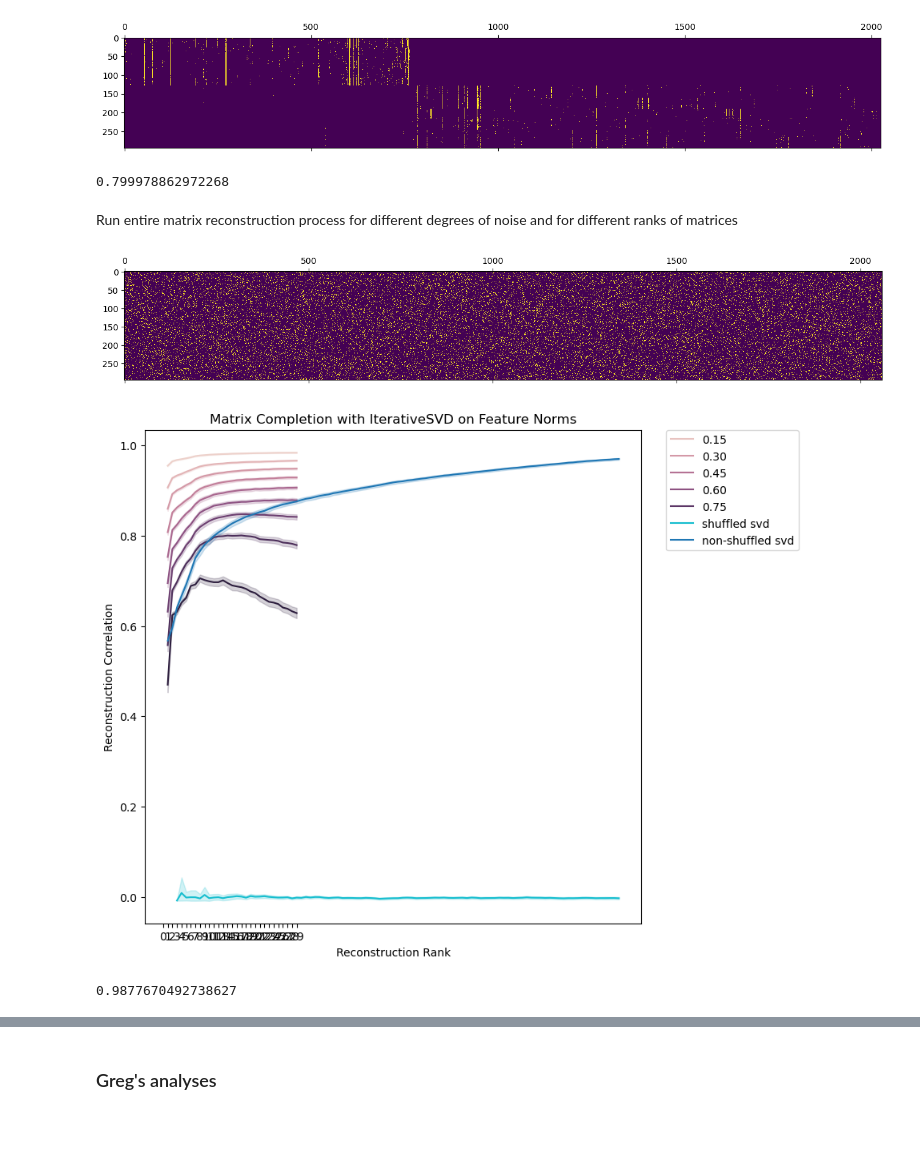
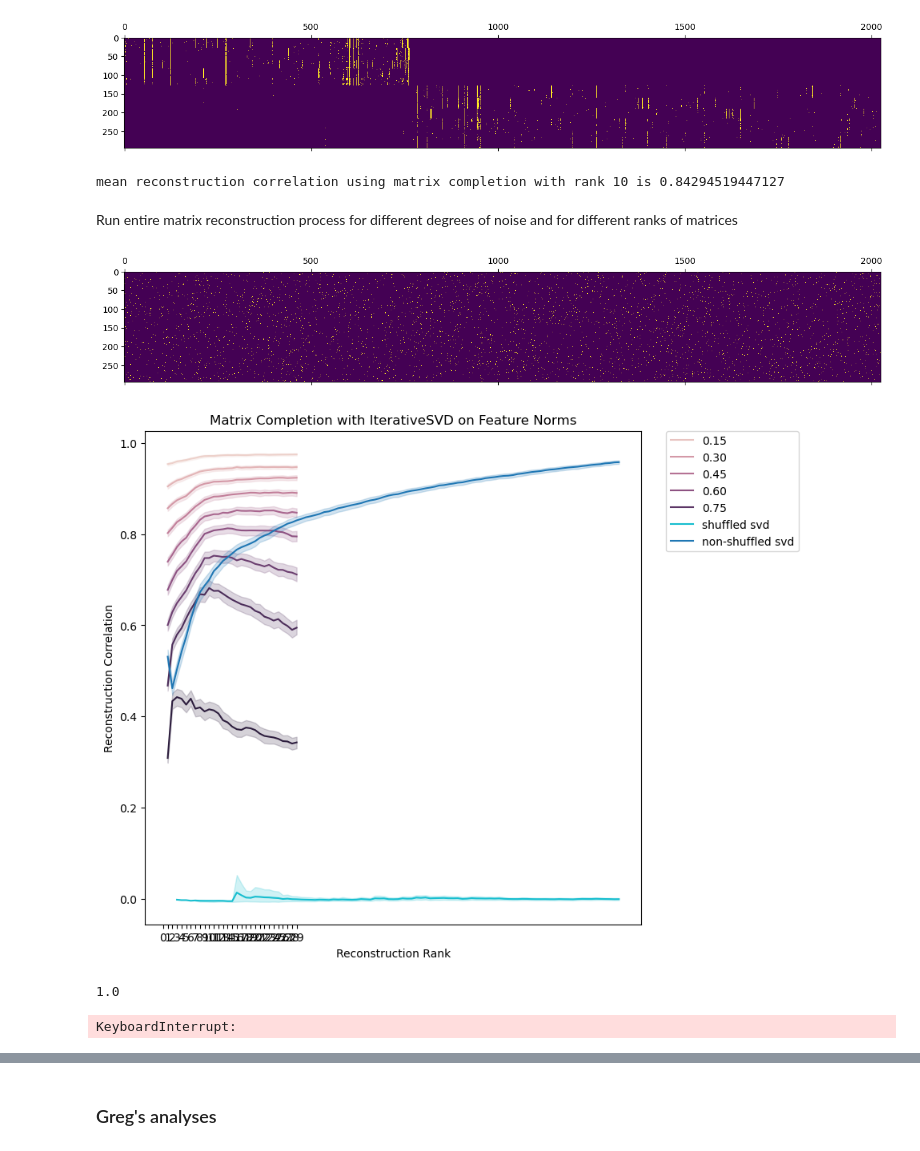
Before and after one commit to siddsuresh97/conceptual_representations_gpt, a Jupyter notebook: scripts/matrix_completion/matrix_completion.ipynb, the cells around one changed output, grey strips where cells are left out. Cells and saved outputs as stored; diff of their text form; code cells hidden in the pictures.

Commit message:
update matrix completion nb with flan analysis

```diff
--- a/scripts/matrix_completion/matrix_completion.ipynb
+++ b/scripts/matrix_completion/matrix_completion.ipynb
@@ -28,14 +50,14 @@ tool_fn = os.path.join(data_dir, 'LeuvenNorms/ARTIFACTSexemplarfeaturesbig.txt')
 ### read in the file ARTIFACTSexemplarfeaturesbig.txt as a data frame and prevent the utf-8 encoding error
 tool_df = pd.read_csv(tool_fn, sep='\t', header=0, index_col=0, encoding='latin-1').reset_index().drop('FFrq',axis=1)
 
-print(f'We have {tool_df.shape[1]+animal_df.shape[1]} concepts in total')
+print(f'We have {tool_df.shape[1]+animal_df.shape[1]-2} concepts in total')
 
 
 flan_df = pd.read_csv(os.path.join(data_dir,'flan_leuven_norms_overlap.csv'))
 
-
 ## stack animal_df dataframe and tool_df dataframe vertically making sure that common column names are shared between the two dataframes
 animals = animal_df.columns[1:]
 tools = tool_df.columns[1:]
-tmp_df = pd.merge(animal_df, tool_df, on='Item', how='outer')
+merged_df = pd.merge(animal_df, tool_df, on='Item', how='outer')
+leuven_concept_order = merged_df.columns[1:]
 # %% [output]
@@ -73,3 +85,5 @@ tmp_df = tmp_df.reset_index()
 # %%
-full_feat_array  = np.array(tmp_df)[:,1:].T
+full_feat_array  = np.array(merged_df)[:,1:].T
+full_feat_array = full_feat_array.astype(float)
+full_feat_array = np.nan_to_num(full_feat_array, nan=0)
 full_feat_array.shape
@@ -147,10 +150,11 @@ d1*d2
 ## Let's walk through the matrix completion process
 
 full_feat_array = full_feat_array.astype(float)
+# dropped_array = copy.deepcopy(full_feat_array)
 dropped_array = copy.deepcopy(full_feat_array)
 dropped_positive_count = 0
 dropped_negative_count = 0
-
+d1,d2 = dropped_array.shape
 
 #    Choose dropout parameters
 #   -------------------------
@@ -186,6 +184,7 @@ plt.matshow(dropped_array)
 # %%
 ### reconstruct matrix
-filled_array = IterativeSVD(min_value=0, max_value=1,rank=5,verbose=False).fit_transform(dropped_array)
+rank = 10
+filled_array = IterativeSVD(min_value=0, max_value=1,rank=rank,verbose=False).fit_transform(dropped_array)
 filled_array = np.round(filled_array)
 plt.matshow(filled_array)
 # %% [output]
@@ -195,9 +194,9 @@ plt.matshow(filled_array)
 cors=[]
 for i in range(filled_array.shape[0]):
     cors.append(np.corrcoef(filled_array[i,:],full_feat_array[i,:])[0,1])
-np.mean(np.nan_to_num(cors, nan=0))
+print(f'mean reconstruction correlation using matrix completion with rank {rank} is {np.mean(np.nan_to_num(cors, nan=0))}')
 # %% [output]
-0.799978862972268
+mean reconstruction correlation using matrix completion with rank 10 is 0.84294519447127
 # %% [markdown]
  Run entire matrix reconstruction process for different degrees of noise and for different ranks of matrices
 # %%
@@ -244,35 +243,35 @@ recon_df = pd.DataFrame({'corr':cors,'rank':ranks,'noise':noise})
 # %%
 ### generate a control matrix of shuffled values to compare to the reconstructed matrix
 np.random.seed(42)
 dropped_array = copy.deepcopy(full_feat_array)
 
 ## go column by column in dropped_array and shuffle the rows in each column independently then go row by row and shuffle the columns in each row independently and return a new matrix called dropped_array_shuffled
 for col in range(dropped_array.shape[1]):
     dropped_array[:,col] = np.random.permutation(dropped_array[:,col])
 
 for row in range(dropped_array.shape[0]):
     dropped_array[row,:] = np.random.permutation(dropped_array[row,:])
 
 plt.matshow(dropped_array)
 
 shuffled_cors=[]
 tru_cors = []
 shuffled_ranks=[]
-for rank in range(1,100):
+for rank in range(1,30):
     u,s,v = np.linalg.svd(dropped_array, full_matrices=False)
     u_tru, s_tru, v_tru = np.linalg.svd(full_feat_array, full_matrices=False)
     # s[rank:] = 0
     filled_array = u[:,:rank]@(np.diag(s[:rank])@v[:rank,:])
     filled_array = np.round(filled_array)
 
     filled_array_tru = u_tru[:,:rank]@(np.diag(s_tru[:rank])@v_tru[:rank,:])
     filled_array_tru = np.round(filled_array_tru)
     for j in range(filled_array.shape[0]):
         shuffled_cors.append(np.corrcoef(filled_array[j,:],full_feat_array[j,:])[0,1])
         tru_cors.append(np.corrcoef(filled_array_tru[j,:],full_feat_array[j,:])[0,1])
         shuffled_ranks.append(rank)
 # %% [output]
-[figure, old version]
+[figure, new version]
 # %%
 ### plot things!
 
@@ -290,11 +289,11 @@ plt.title('Matrix Completion with IterativeSVD on Feature Norms')
 plt.legend(bbox_to_anchor=(1.05, 1), loc=2, borderaxespad=0.)
 plt.show()
 # %% [output]
-[figure, old version]
+[figure, new version]
 # %%
 tru_cors[-1]
 # %% [output]
-0.9877670492738627
+1.0
 # %%
 cors=[]
 ranks=[]
@@ -378,6 +377,8 @@ for i in np.arange(0.1,1,step=.1):
             ranks.append(rank)
             noise.append(i)
 recon_df_neg = pd.DataFrame({'corr':cors,'rank':ranks,'noise':noise})
+# %% [output]
+KeyboardInterrupt:
 # %%
 ### plot things!
 
```
Also changed, not shown: parts of 35 cells of this notebook.
